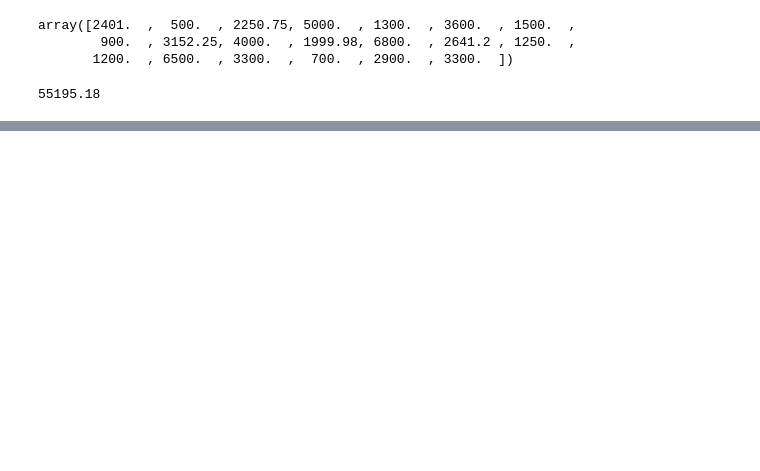
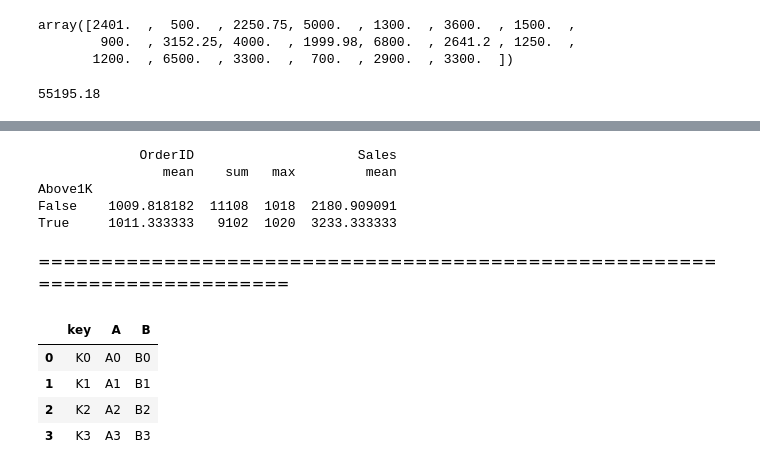
Before and after one commit to log4x/Python-Learning, a Jupyter notebook: Visualuization/using_pandas.ipynb, the cells around one changed output, grey strips where cells are left out. Saved outputs shown, nothing was run; the diff lists cells and outputs as text; code cells hidden in the pictures; blank space fills up the shorter version.

```diff
--- a/Visualuization/using_pandas.ipynb
+++ b/Visualuization/using_pandas.ipynb
@@ -666,0 +943,30 @@ print(np.sum(df['TotalCost'].values))
+# %%
+print(agg_result)
+# %% [output]
+             OrderID                     Sales
+                mean    sum   max         mean
+Above1K
+False    1009.818182  11108  1018  2180.909091
+True     1011.333333   9102  1020  3233.333333
+# %% [markdown]
+==========================================================================
+# %%
+left = pd.DataFrame({
+    'key': ['K0','K1','K2','K3'],
+    'A'  : ['A0','A1','A2','A3'],
+    'B'  : ['B0','B1','B2','B3']
+})
+
+right = pd.DataFrame({
+    'key': ['K0','K1','K2','K4'],
+    'C'  : ['C0','C1','C2','C4'],
+    'D'  : ['D0','D1','D2','D4']
+})
+# %%
+left.head()
+# %% [output]
+|  | key | A | B |
+| 0 | K0 | A0 | B0 |
+| 1 | K1 | A1 | B1 |
+| 2 | K2 | A2 | B2 |
+| 3 | K3 | A3 | B3 |
```
Also changed, not shown: parts of 83 cells of this notebook, 1 other file.
